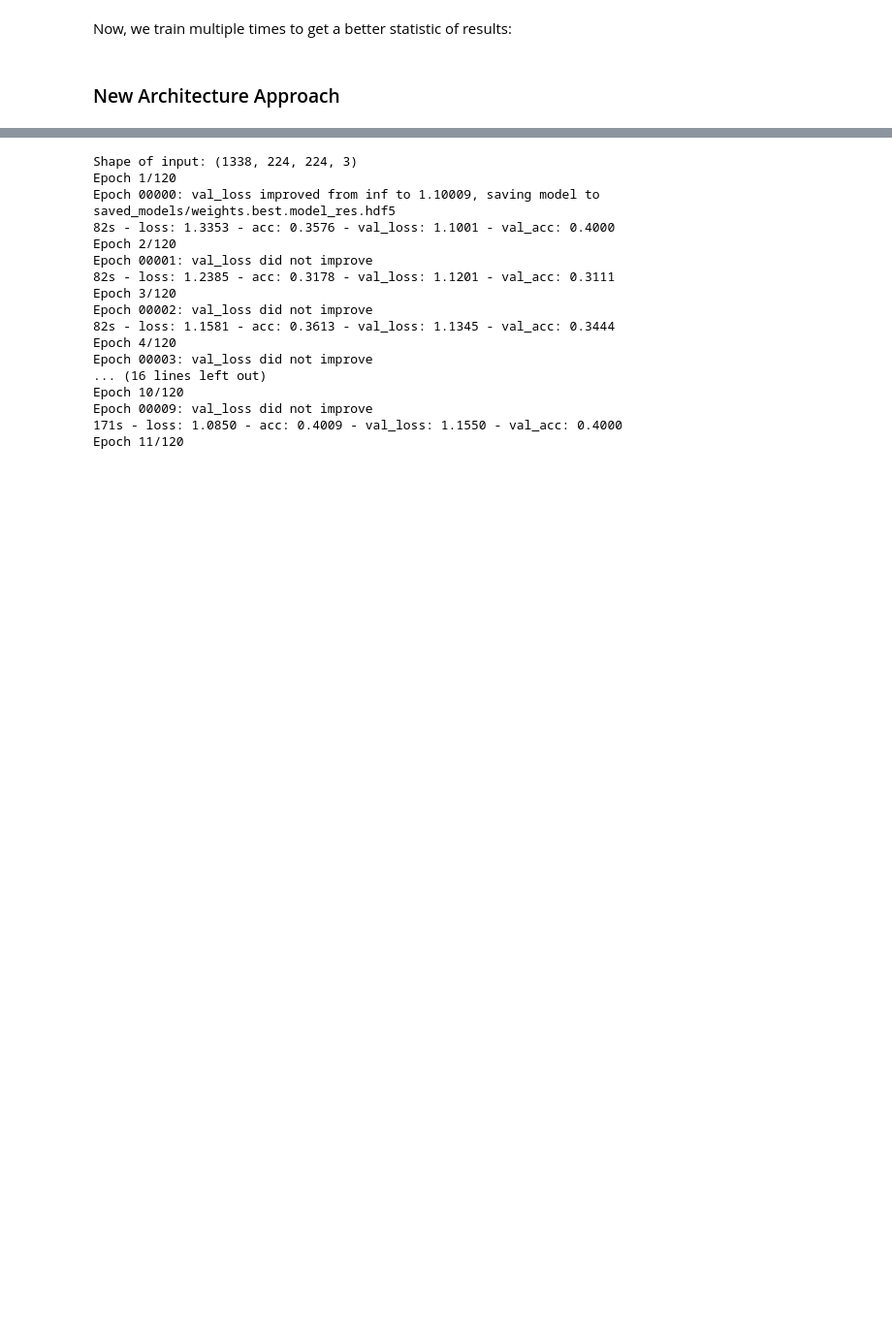
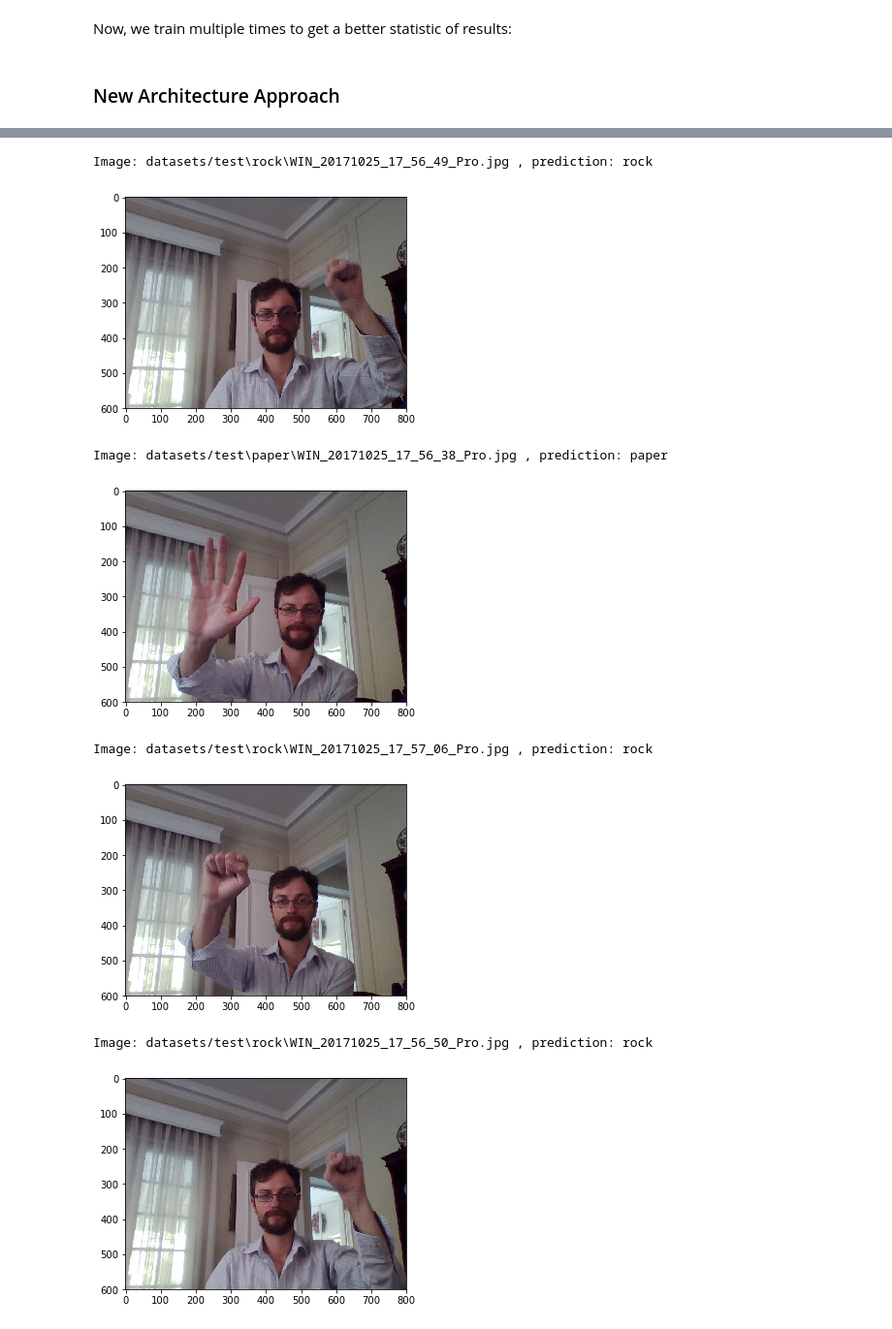
Before and after one commit to juanneilson/machine-learning, a Jupyter notebook: projects/capstone/Cachipun.ipynb, the cells around one changed output, grey strips where cells are left out. Shown at 97% size. Saved outputs shown, nothing was run; the diff lists cells and outputs as text; code cells hidden in the pictures; blank space fills up the shorter version.

Commit message:
Capstone: Better results with changes in dataset

```diff
--- a/projects/capstone/Cachipun.ipynb
+++ b/projects/capstone/Cachipun.ipynb
@@ -424,20 +365,11 @@ ________________________________________________________________________________
-# %%
-train_model_na(model_res, 'saved_models/weights.best.model_res.hdf5', True)
-# %% [output]
-Shape of input: (1338, 224, 224, 3)
-Epoch 1/120
-Epoch 00000: val_loss improved from inf to 1.10009, saving model to saved_models/weights.best.model_res.hdf5
-82s - loss: 1.3353 - acc: 0.3576 - val_loss: 1.1001 - val_acc: 0.4000
-Epoch 2/120
-Epoch 00001: val_loss did not improve
-82s - loss: 1.2385 - acc: 0.3178 - val_loss: 1.1201 - val_acc: 0.3111
-Epoch 3/120
-Epoch 00002: val_loss did not improve
-82s - loss: 1.1581 - acc: 0.3613 - val_loss: 1.1345 - val_acc: 0.3444
-Epoch 4/120
-Epoch 00003: val_loss did not improve
-... (16 lines left out)
-Epoch 10/120
-Epoch 00009: val_loss did not improve
-171s - loss: 1.0850 - acc: 0.4009 - val_loss: 1.1550 - val_acc: 0.4000
-Epoch 11/120
+# %%
+show_random_pred_samples(model_na, test_files, test_tensors)
+# %% [output]
+Image: datasets/test\rock\WIN_20171025_17_56_49_Pro.jpg , prediction: rock
+[figure, added]
+Image: datasets/test\paper\WIN_20171025_17_56_38_Pro.jpg , prediction: paper
+[figure, added]
+Image: datasets/test\rock\WIN_20171025_17_57_06_Pro.jpg , prediction: rock
+[figure, added]
+Image: datasets/test\rock\WIN_20171025_17_56_50_Pro.jpg , prediction: rock
+[figure, added]
```
Also changed, not shown: parts of 10 cells of this notebook, 2 other files.
